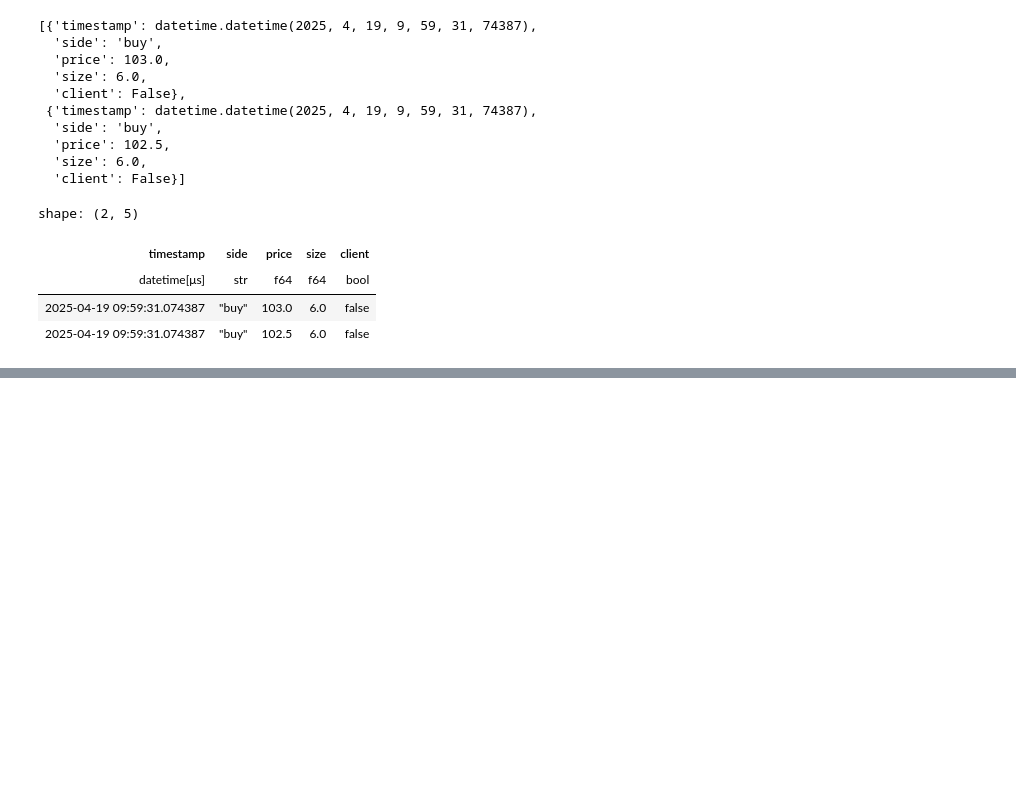
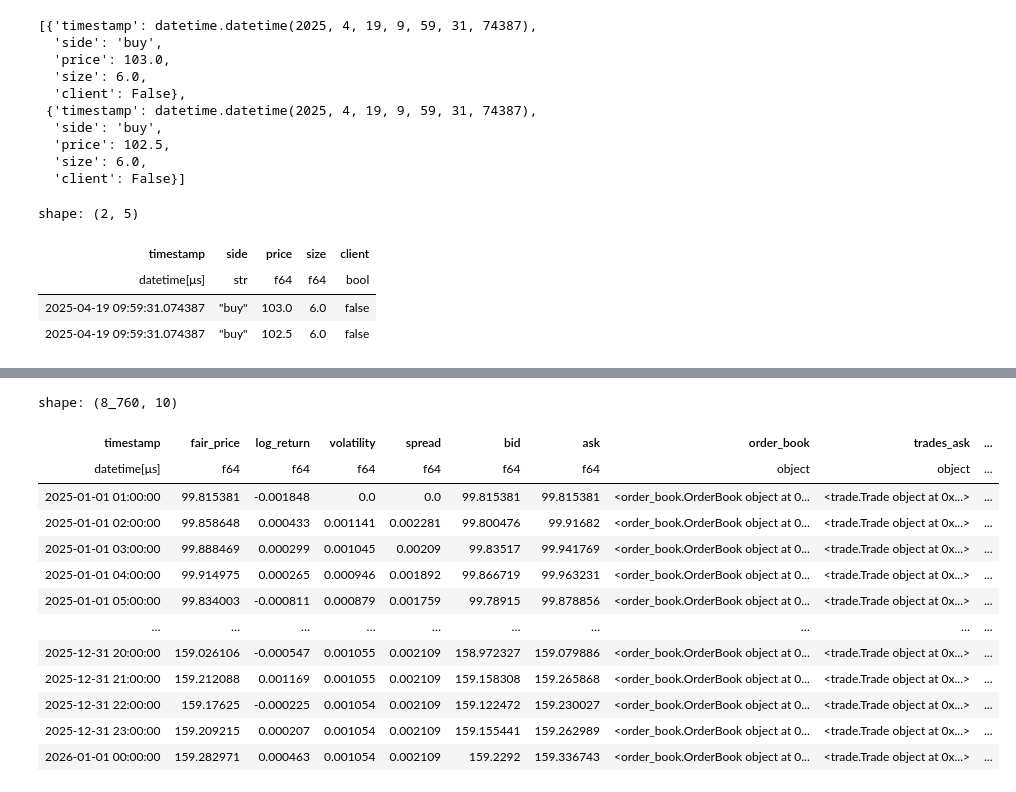
Before and after one commit to faunebl/mkt-making-ccy, a Jupyter notebook: src/mktmakingccy/sandbox_faune.ipynb, the cells around one changed output, grey strips where cells are left out. Cells and saved outputs as stored; diff of their text form; code cells hidden in the pictures; blank space fills up the shorter version.

```diff
--- a/src/mktmakingccy/sandbox_faune.ipynb
+++ b/src/mktmakingccy/sandbox_faune.ipynb
@@ -102,2 +102,3 @@ shape: (2, 5)
 # %%
 fair_price = utils.simulate_fair_price()
+fair_price = utils.compute_all_bid_ask(fair_price, 500_000_000)
@@ -138,0 +114,19 @@ shape: (8_761, 8)
+# %%
+fair_price = (
+    fair_price
+    .drop_nulls()
+    .with_columns(
+        pl.struct(
+            ['timestamp', 'fair_price', 'spread']
+        )
+        .map_elements(
+            lambda cols: OrderBook(6).get_base_pricing(
+                base_date=cols['timestamp'].date(),
+                fair_price=cols['fair_price'],
+                spread=cols['spread']
+            ),
+            return_dtype=pl.Object
+        )
+        .alias('order_book')
+    )
+)
@@ -138,0 +146,37 @@ shape: (8_761, 8)
+# %%
+fair_price = (
+    fair_price
+    .with_columns(
+        pl.Series(
+            name='trades_ask',
+            values= [Trade(random.randint(1, 10_000) * 1000, side = 'buy') for _ in range(fair_price.height)]
+        ),
+        pl.Series(
+            name='trades_bid',
+            values= [Trade(random.randint(1, 10_000) * 1000, side = 'sell') for _ in range(fair_price.height)]
+        )
+    )
+    # .with_columns(
+    #     pl.struct(pl.col('order_book', 'timestamp', 'fair_price'))
+    #     .map_elements(
+    #         lambda cols: Trade(size=random.randint(1, 10_000) * 1000, side='sell').update_orderbook_with_trade(
+    #             orderbook=cols['order_book'],
+    #             fair_price=cols['fair_price'])
+    #     )
+    # )
+)
+# %% [output]
+shape: (8_760, 10)
+| timestamp | fair_price | log_return | volatility | spread | bid | ask | order_book | trades_ask | ... |
+| datetime[μs] | f64 | f64 | f64 | f64 | f64 | f64 | object | object | ... |
+| 2025-01-01 01:00:00 | 99.815381 | -0.001848 | 0.0 | 0.0 | 99.815381 | 99.815381 | <order_book.OrderBook object at 0... | <trade.Trade object at 0x...> | ... |
+| 2025-01-01 02:00:00 | 99.858648 | 0.000433 | 0.001141 | 0.002281 | 99.800476 | 99.91682 | <order_book.OrderBook object at 0... | <trade.Trade object at 0x...> | ... |
+| 2025-01-01 03:00:00 | 99.888469 | 0.000299 | 0.001045 | 0.00209 | 99.83517 | 99.941769 | <order_book.OrderBook object at 0... | <trade.Trade object at 0x...> | ... |
+| 2025-01-01 04:00:00 | 99.914975 | 0.000265 | 0.000946 | 0.001892 | 99.866719 | 99.963231 | <order_book.OrderBook object at 0... | <trade.Trade object at 0x...> | ... |
+| 2025-01-01 05:00:00 | 99.834003 | -0.000811 | 0.000879 | 0.001759 | 99.78915 | 99.878856 | <order_book.OrderBook object at 0... | <trade.Trade object at 0x...> | ... |
+| … | … | … | … | … | … | … | … | … | ... |
+| 2025-12-31 20:00:00 | 159.026106 | -0.000547 | 0.001055 | 0.002109 | 158.972327 | 159.079886 | <order_book.OrderBook object at 0... | <trade.Trade object at 0x...> | ... |
+| 2025-12-31 21:00:00 | 159.212088 | 0.001169 | 0.001055 | 0.002109 | 159.158308 | 159.265868 | <order_book.OrderBook object at 0... | <trade.Trade object at 0x...> | ... |
+| 2025-12-31 22:00:00 | 159.17625 | -0.000225 | 0.001054 | 0.002109 | 159.122472 | 159.230027 | <order_book.OrderBook object at 0... | <trade.Trade object at 0x...> | ... |
+| 2025-12-31 23:00:00 | 159.209215 | 0.000207 | 0.001054 | 0.002109 | 159.155441 | 159.262989 | <order_book.OrderBook object at 0... | <trade.Trade object at 0x...> | ... |
+| 2026-01-01 00:00:00 | 159.282971 | 0.000463 | 0.001054 | 0.002109 | 159.2292 | 159.336743 | <order_book.OrderBook object at 0... | <trade.Trade object at 0x...> | ... |
```
Also changed, not shown: parts of 18 cells of this notebook, 3 other files.
